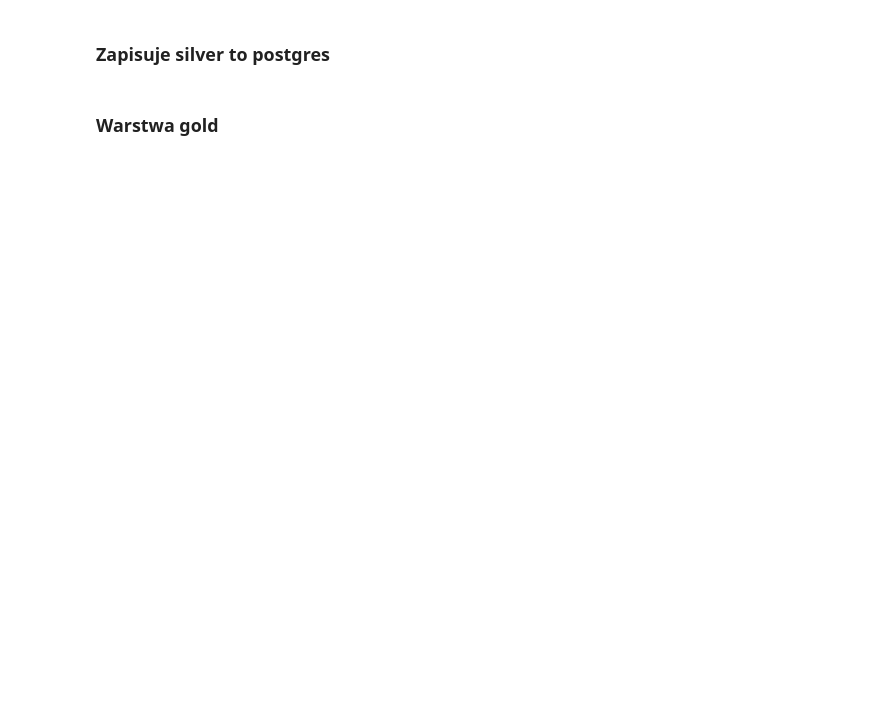
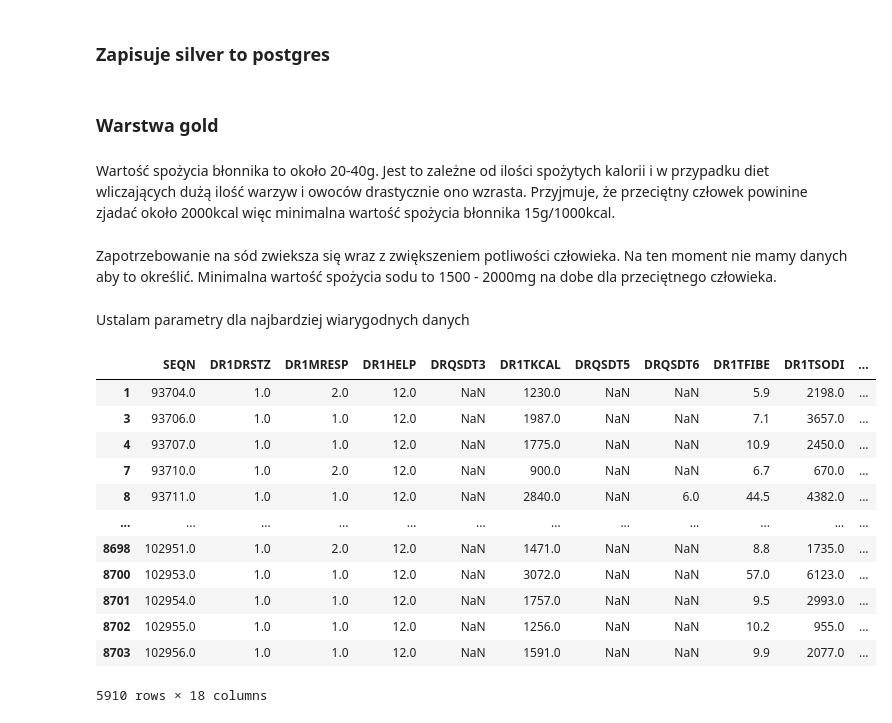
Before and after one commit to PrzybyszB/PubChat, a Jupyter notebook: jupyter.ipynb, the cells around one changed output. Saved outputs shown, nothing was run; the diff lists cells and outputs as text; code cells hidden in the pictures; blank space fills up the shorter version.

Commit message:
Gold layer and quality gold data done

```diff
--- a/jupyter.ipynb
+++ b/jupyter.ipynb
@@ -162,0 +156,2 @@ gold_df["DR1TKCAL"].value_counts().sort_index()
+# %% [markdown]
+ Wartość spożycia błonnika to około 20-40g. Jest to zależne od ilości spożytych kalorii i w przypadku diet wliczających dużą ilość warzyw i owoców drastycznie ono wzrasta. Przyjmuje, że przeciętny człowek powinine zjadać około 2000kcal więc minimalna wartość spożycia błonnika 15g/1000kcal.
@@ -162,0 +181,46 @@ gold_df["DR1TKCAL"].value_counts().sort_index()
+# %% [markdown]
+Zapotrzebowanie na sód zwieksza się wraz z zwiększeniem potliwości człowieka. Na ten moment nie mamy danych aby to określić. Minimalna wartość spożycia sodu to 1500 - 2000mg na dobe dla przeciętnego człowieka.
+# %%
+gold_df.loc[(gold_df["DR1TSODI"] < 1500), "sodium_flag"] = "low_sodium"
+
+# Dieta niskosodowa
+gold_df.loc[(gold_df["DR1TSODI"] < 1500) & (gold_df["DRQSDT3"] == 3.0)]
+
+gold_df.loc[
+    (gold_df["DR1TSODI"] >= 1500) & (gold_df["DR1TSODI"] <= 2000),
+    "sodium_flag"
+] = "normal_sodium"
+
+gold_df.loc[(gold_df["DR1TSODI"] > 2000), "sodium_flag"] = "high_sodium"
+
+quality_gold_data = gold_df[
+    (silver_df["DR1DRSTZ"] == 1) &
+    (silver_df["DR1MRESP"].isin([1,2,3])) &
+    (silver_df["DR1HELP"] == 12) &
+    (silver_df["kcal_flag"] == "normal_kcal")
+]
+# %% [markdown]
+Ustalam parametry dla najbardziej wiarygodnych danych
+# %%
+quality_gold_data = gold_df[
+    (silver_df["DR1DRSTZ"] == 1) &
+    (silver_df["DR1MRESP"].isin([1,2,3])) &
+    (silver_df["DR1HELP"] == 12) &
+    (silver_df["kcal_flag"] == "normal_kcal")
+]
+
+quality_gold_data
+# %% [output]
+|  | SEQN | DR1DRSTZ | DR1MRESP | DR1HELP | DRQSDT3 | DR1TKCAL | DRQSDT5 | DRQSDT6 | DR1TFIBE | DR1TSODI | ... |
+| 1 | 93704.0 | 1.0 | 2.0 | 12.0 | NaN | 1230.0 | NaN | NaN | 5.9 | 2198.0 | ... |
+| 3 | 93706.0 | 1.0 | 1.0 | 12.0 | NaN | 1987.0 | NaN | NaN | 7.1 | 3657.0 | ... |
+| 4 | 93707.0 | 1.0 | 1.0 | 12.0 | NaN | 1775.0 | NaN | NaN | 10.9 | 2450.0 | ... |
+| 7 | 93710.0 | 1.0 | 2.0 | 12.0 | NaN | 900.0 | NaN | NaN | 6.7 | 670.0 | ... |
+| 8 | 93711.0 | 1.0 | 1.0 | 12.0 | NaN | 2840.0 | NaN | 6.0 | 44.5 | 4382.0 | ... |
+| ... | ... | ... | ... | ... | ... | ... | ... | ... | ... | ... | ... |
+| 8698 | 102951.0 | 1.0 | 2.0 | 12.0 | NaN | 1471.0 | NaN | NaN | 8.8 | 1735.0 | ... |
+| 8700 | 102953.0 | 1.0 | 1.0 | 12.0 | NaN | 3072.0 | NaN | NaN | 57.0 | 6123.0 | ... |
+| 8701 | 102954.0 | 1.0 | 1.0 | 12.0 | NaN | 1757.0 | NaN | NaN | 9.5 | 2993.0 | ... |
+| 8702 | 102955.0 | 1.0 | 1.0 | 12.0 | NaN | 1256.0 | NaN | NaN | 10.2 | 955.0 | ... |
+| 8703 | 102956.0 | 1.0 | 1.0 | 12.0 | NaN | 1591.0 | NaN | NaN | 9.9 | 2077.0 | ... |
+5910 rows × 18 columns
```
Also changed, not shown: parts of 4 cells of this notebook, 1 other file.
